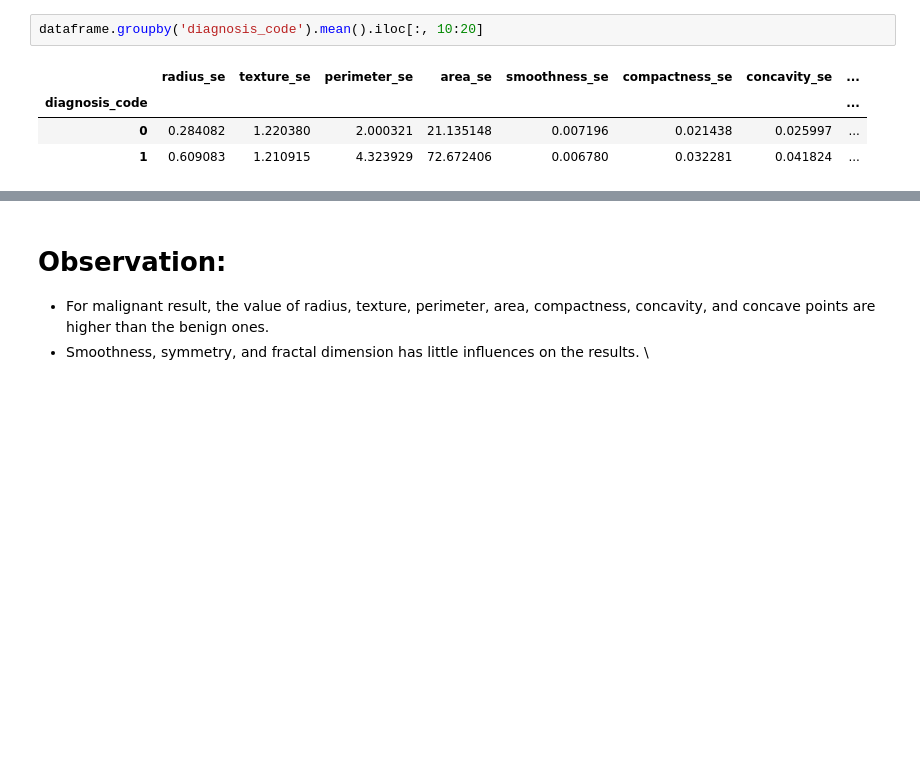
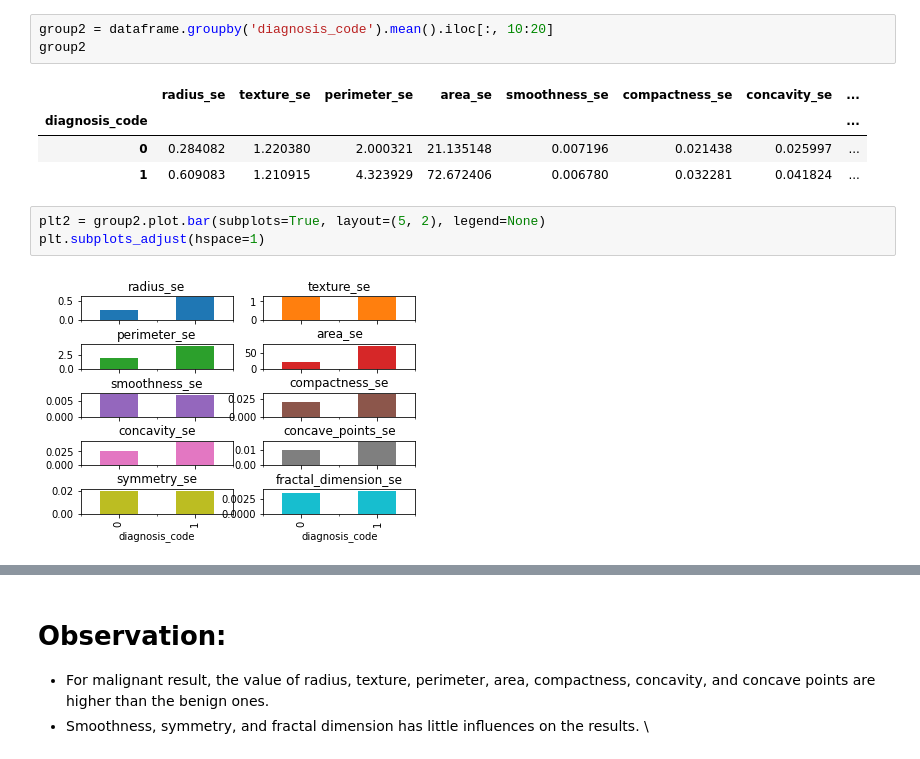
Before and after one commit to cs6140-final-project/breast-cancer-predictor, a Jupyter notebook: breast_cancer_predictor_LR.ipynb, the cells around one changed output, grey strips where cells are left out. Drawn from its saved outputs; the diff is of its cells as text; blank space fills up the shorter version.

```diff
--- a/breast_cancer_predictor_LR.ipynb
+++ b/breast_cancer_predictor_LR.ipynb
@@ -141,8 +151,14 @@ dataframe.groupby('diagnosis_code').mean().iloc[:, 0:10]
 # %%
-dataframe.groupby('diagnosis_code').mean().iloc[:, 10:20]
+group2 = dataframe.groupby('diagnosis_code').mean().iloc[:, 10:20]
+group2
 # %% [output]
 |  | radius_se | texture_se | perimeter_se | area_se | smoothness_se | compactness_se | concavity_se | ... |
 | diagnosis_code |  |  |  |  |  |  |  | ... |
 | 0 | 0.284082 | 1.220380 | 2.000321 | 21.135148 | 0.007196 | 0.021438 | 0.025997 | ... |
 | 1 | 0.609083 | 1.210915 | 4.323929 | 72.672406 | 0.006780 | 0.032281 | 0.041824 | ... |
+# %%
+plt2 = group2.plot.bar(subplots=True, layout=(5, 2), legend=None)
+plt.subplots_adjust(hspace=1)
+# %% [output]
+[figure, added]
 # %%
```
Also changed, not shown: parts of 17 cells of this notebook.
